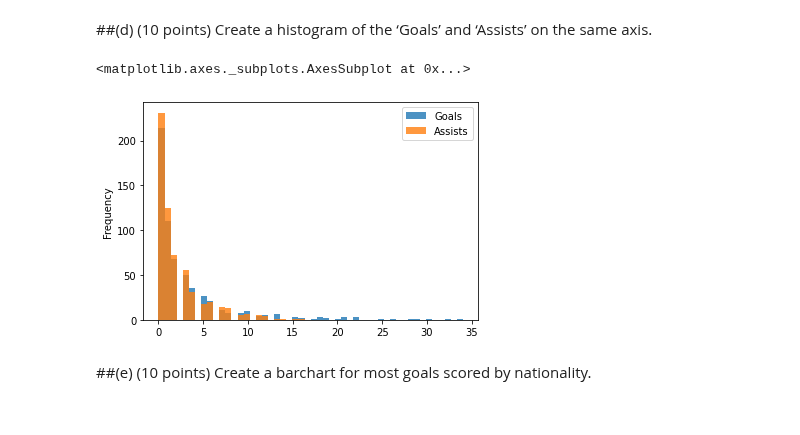
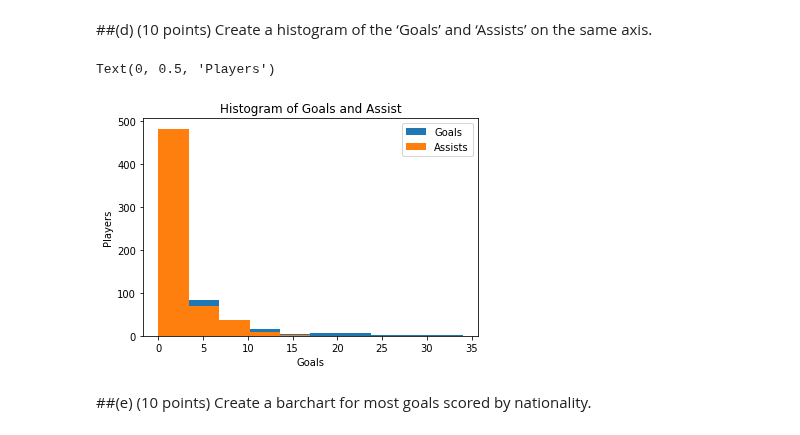
Before and after one commit to Nissun662/Data-Visual, a Jupyter notebook: Exam3.ipynb, the cells around one changed output. Drawn from its saved outputs; the diff is of its cells as text; code cells hidden in the pictures.

```diff
--- a/Exam3.ipynb
+++ b/Exam3.ipynb
@@ -104,10 +104,12 @@ plt.show()
 # %% [markdown]
 ##(d) (10 points) Create a histogram of the ‘Goals’ and ‘Assists’ on the same axis.
-# %%
-df[['Goals','Assists']].plot.hist(alpha = 0.8, bins = 50)
-# %% [output]
-<matplotlib.axes._subplots.AxesSubplot at 0x...>
-[figure, removed]
+# %%
+df1=df[['Goals','Assists']].plot.hist(title='Histogram of Goals and Assist', bins=10)
+df1.set_xlabel('Goals')
+df1.set_ylabel('Players')
+# %% [output]
+Text(0, 0.5, 'Players')
+[figure, added]
 # %% [markdown]
 ##(e) (10 points) Create a barchart for most goals scored by nationality.
 # %%
```
Also changed, not shown: parts of 5 cells of this notebook.
